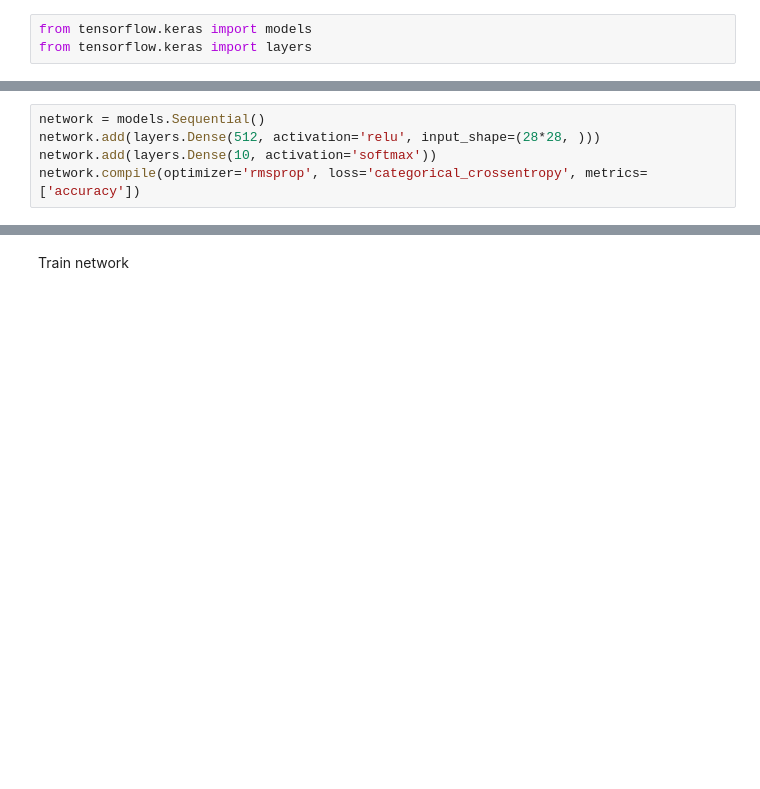
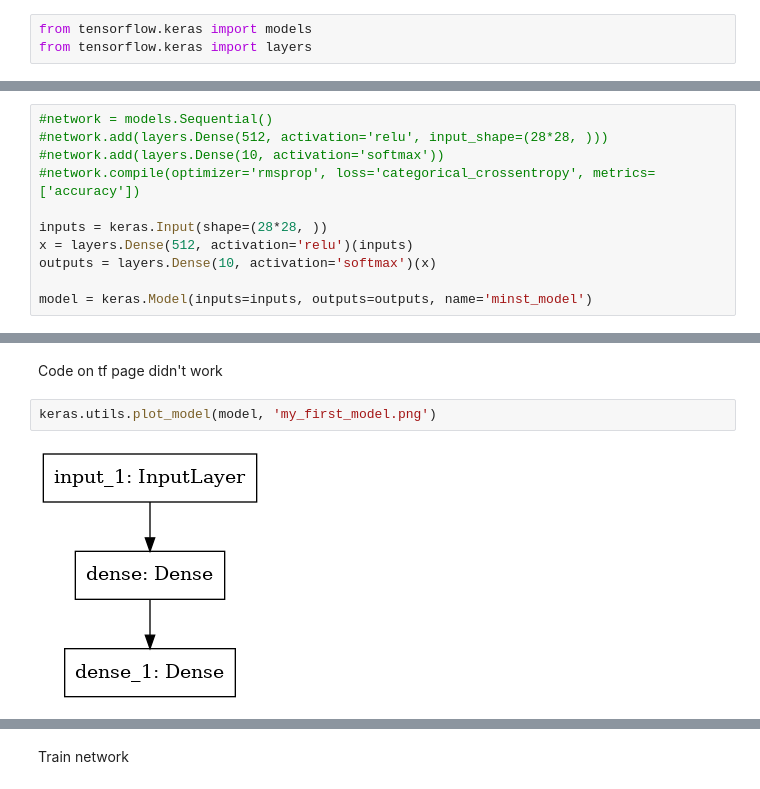
Before and after one commit to lzenczuk/notebooks, a Jupyter notebook: deep_learning_keras/Keras test.ipynb, the cells around one changed output, grey strips where cells are left out. Cells and saved outputs as stored; diff of their text form; blank space fills up the shorter version.

Commit message:
Fix some problems with keras and tensorflow 2.0

```diff
--- a/deep_learning_keras/Keras test.ipynb
+++ b/deep_learning_keras/Keras test.ipynb
@@ -42,6 +61,12 @@ from tensorflow.keras import layers
 # %%
-network = models.Sequential()
-network.add(layers.Dense(512, activation='relu', input_shape=(28*28, )))
-network.add(layers.Dense(10, activation='softmax'))
-network.compile(optimizer='rmsprop', loss='categorical_crossentropy', metrics=['accuracy'])
+#network = models.Sequential()
+#network.add(layers.Dense(512, activation='relu', input_shape=(28*28, )))
+#network.add(layers.Dense(10, activation='softmax'))
+#network.compile(optimizer='rmsprop', loss='categorical_crossentropy', metrics=['accuracy'])
+
+inputs = keras.Input(shape=(28*28, ))
+x = layers.Dense(512, activation='relu')(inputs)
+outputs = layers.Dense(10, activation='softmax')(x)
+
+model = keras.Model(inputs=inputs, outputs=outputs, name='minst_model')
 # %% [output]
@@ -50,0 +93,6 @@ If using Keras pass *_constraint arguments to layers.
+# %% [markdown]
+Code on tf page didn't work
+# %%
+keras.utils.plot_model(model, 'my_first_model.png')
+# %% [output]
+[figure, added]
```
Also changed, not shown: parts of 12 cells of this notebook, 2 other files.
